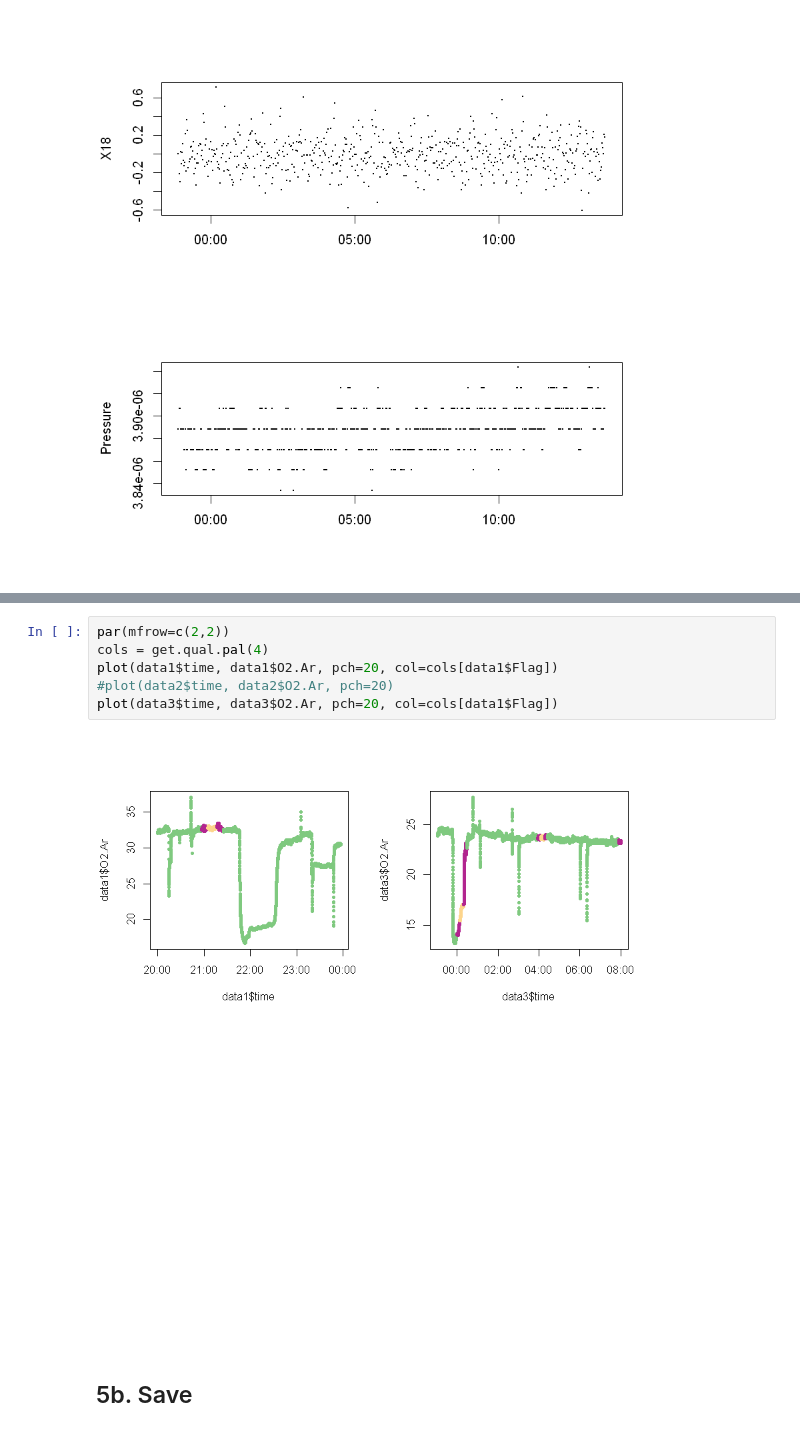
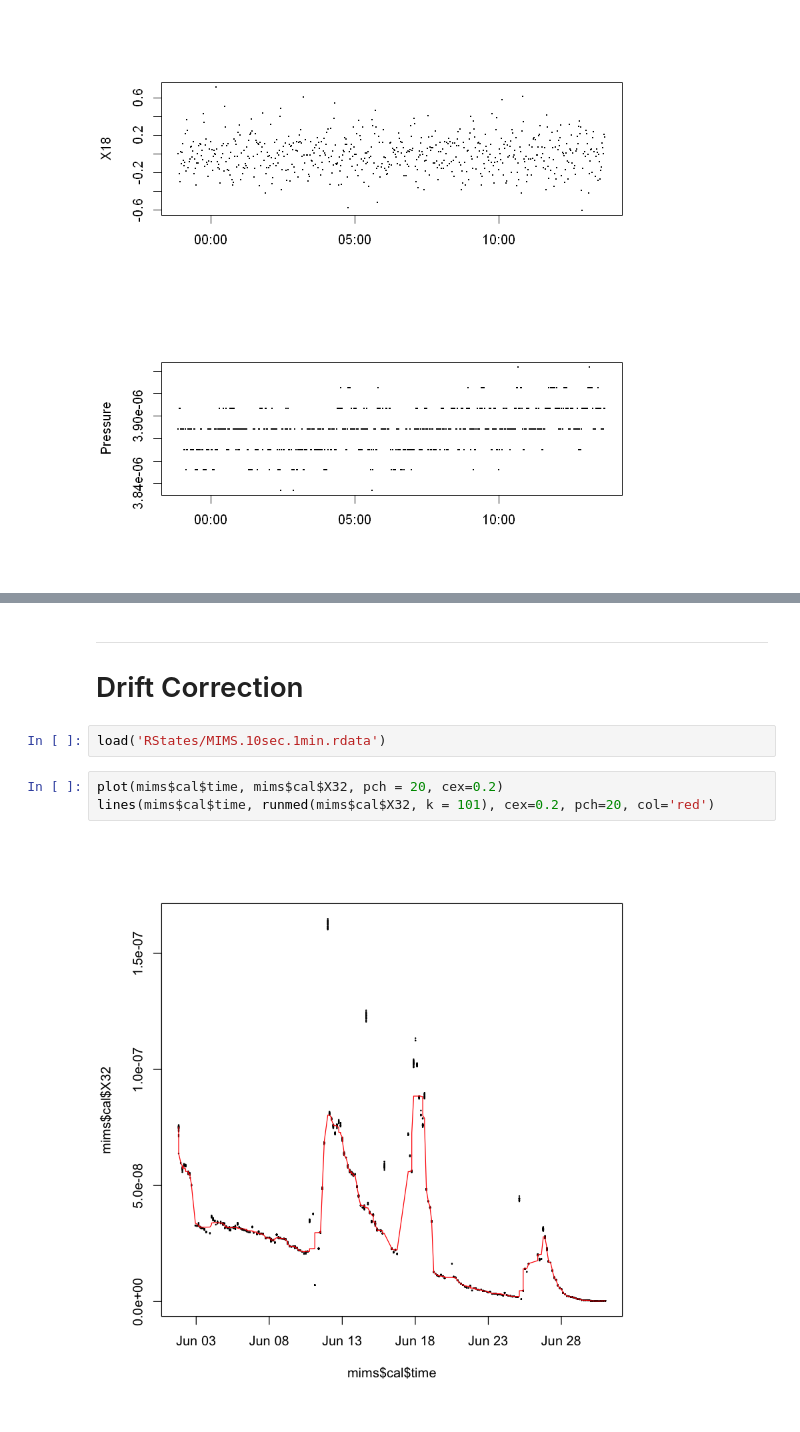
Before and after one commit to tbrycekelly/MIMS-TBK, a Jupyter notebook: Generate Input- MIMS.ipynb, the cells around one changed output, grey strips where cells are left out. Drawn from its saved outputs; the diff is of its cells as text.

```diff
--- a/Generate Input- MIMS.ipynb
+++ b/Generate Input- MIMS.ipynb
@@ -354,12 +316,10 @@ data3 = processFile(input.dir, file.list[3], cals = v.cals, make.img = TRUE, rm.
-# %%
-par(mfrow=c(2,2))
-cols = get.qual.pal(4)
-plot(data1$time, data1$O2.Ar, pch=20, col=cols[data1$Flag])
-#plot(data2$time, data2$O2.Ar, pch=20)
-plot(data3$time, data3$O2.Ar, pch=20, col=cols[data1$Flag])
-# %% [output]
-[figure, removed]
 # %% [markdown]
-####
+---
+# Drift Correction
-# %% [markdown]
-## 5b. Save
+# %%
+load('RStates/MIMS.10sec.1min.rdata')
+# %%
+plot(mims$cal$time, mims$cal$X32, pch = 20, cex=0.2)
+lines(mims$cal$time, runmed(mims$cal$X32, k = 101), cex=0.2, pch=20, col='red')
+# %% [output]
+[figure, added]
```
Also changed, not shown: parts of 6 cells of this notebook, 2 other files.
